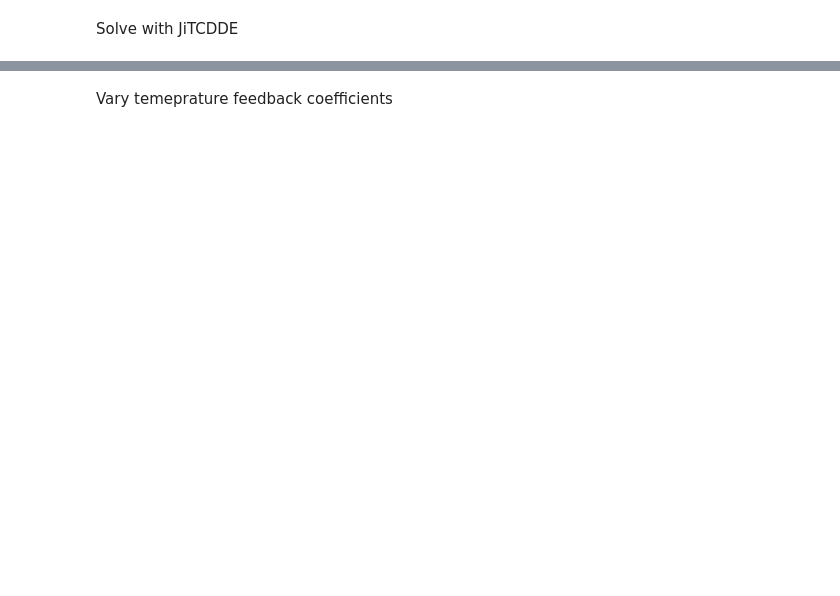
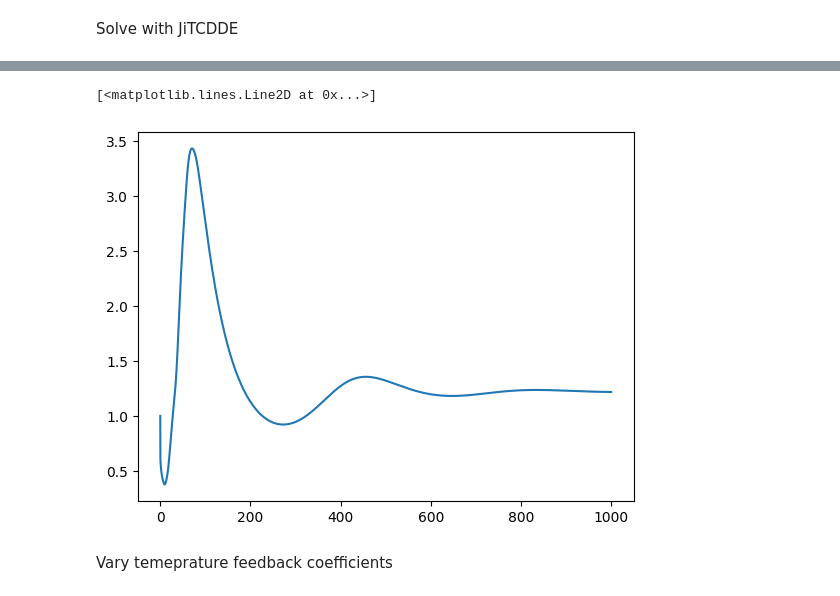
Before and after one commit to LukeLabrie/msc_eng_thesis, a Jupyter notebook: msre/sim_study_feedback_all_tau_debug.ipynb, the cells around one changed output, grey strips where cells are left out. Saved outputs shown, nothing was run; the diff lists cells and outputs as text; code cells hidden in the pictures; blank space fills up the shorter version.

```diff
--- a/msre/sim_study_feedback_all_tau_debug.ipynb
+++ b/msre/sim_study_feedback_all_tau_debug.ipynb
@@ -86,9 +111,12 @@ df.head()
 # %%
 t0 = 0
 tf = 5000
 plt.plot(T,[s[12] for s in sol_jit])
-plt.plot(df["time"],df["Mux(4)"])
-plt.xlim([t0,tf])
+# plt.plot(df["time"],df["Mux(4)"])
+#plt.xlim([t0,tf])
+# %% [output]
+[<matplotlib.lines.Line2D at 0x...>]
+[figure, added]
 # %% [markdown]
 Vary temeprature feedback coefficients
 # %%
```
Also changed, not shown: parts of 5 cells of this notebook, 8 other files.
